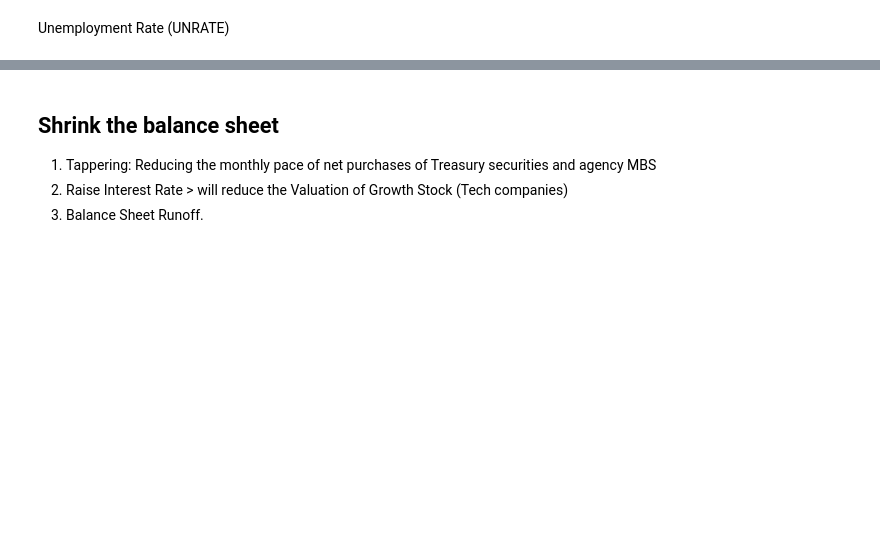
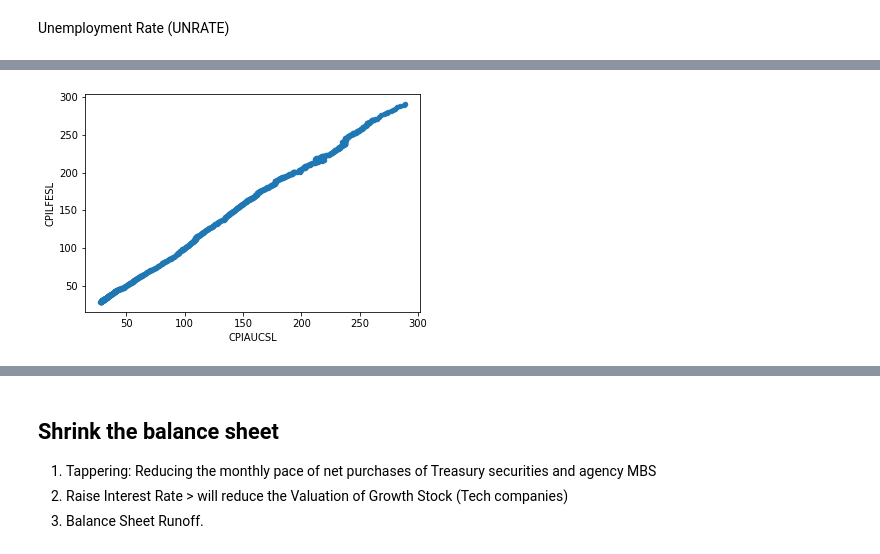
Before and after one commit to Gavinlai01/FINA5270-IndividualReport, a Jupyter notebook: Individual Report.ipynb, the cells around one changed output, grey strips where cells are left out. Saved outputs shown, nothing was run; the diff lists cells and outputs as text; code cells hidden in the pictures; blank space fills up the shorter version.

```diff
--- a/Individual Report.ipynb
+++ b/Individual Report.ipynb
@@ -132,4 +127,0 @@ Currency in Circulation (CURRCIR)
-# %%
-CURRCIR = Get_Data('CURRCIR')
-CURRCIR['CURRCIRPct'] = CURRCIR['CURRCIR'].pct_change()
-CURRCIR
@@ -152,0 +128,6 @@ Asset = Currency in Circulation + Reserve
+# %%
+UNRATE = Get_Data('UNRATE')
+UNRATE = UNRATE.resample('M').last()
+min_max_scaler = MinMaxScaler()
+UNRATE[["UNRATE"]] = min_max_scaler.fit_transform(UNRATE[["UNRATE"]])
+UNRATE
@@ -152,0 +151,6 @@ Asset = Currency in Circulation + Reserve
+# %%
+ICSA = Get_Data('ICSA')
+ICSA = ICSA.resample('M').last()
+min_max_scaler = MinMaxScaler()
+ICSA[["ICSA"]] = min_max_scaler.fit_transform(ICSA[["ICSA"]])
+ICSA
@@ -152,0 +174,2 @@ Asset = Currency in Circulation + Reserve
+# %%
+Data = pd.concat([CPIAUCSL, CPILFESL, WALCL, CURRCIR, UNRATE, ICSA], axis=1)
@@ -152,0 +193,6 @@ Asset = Currency in Circulation + Reserve
+# %%
+import matplotlib.pyplot as plt
+Data.plot(x ='CPIAUCSL', y='CPILFESL', kind = 'scatter')
+plt.show()
+# %% [output]
+[figure, added]
```
Also changed, not shown: parts of 19 cells of this notebook.
